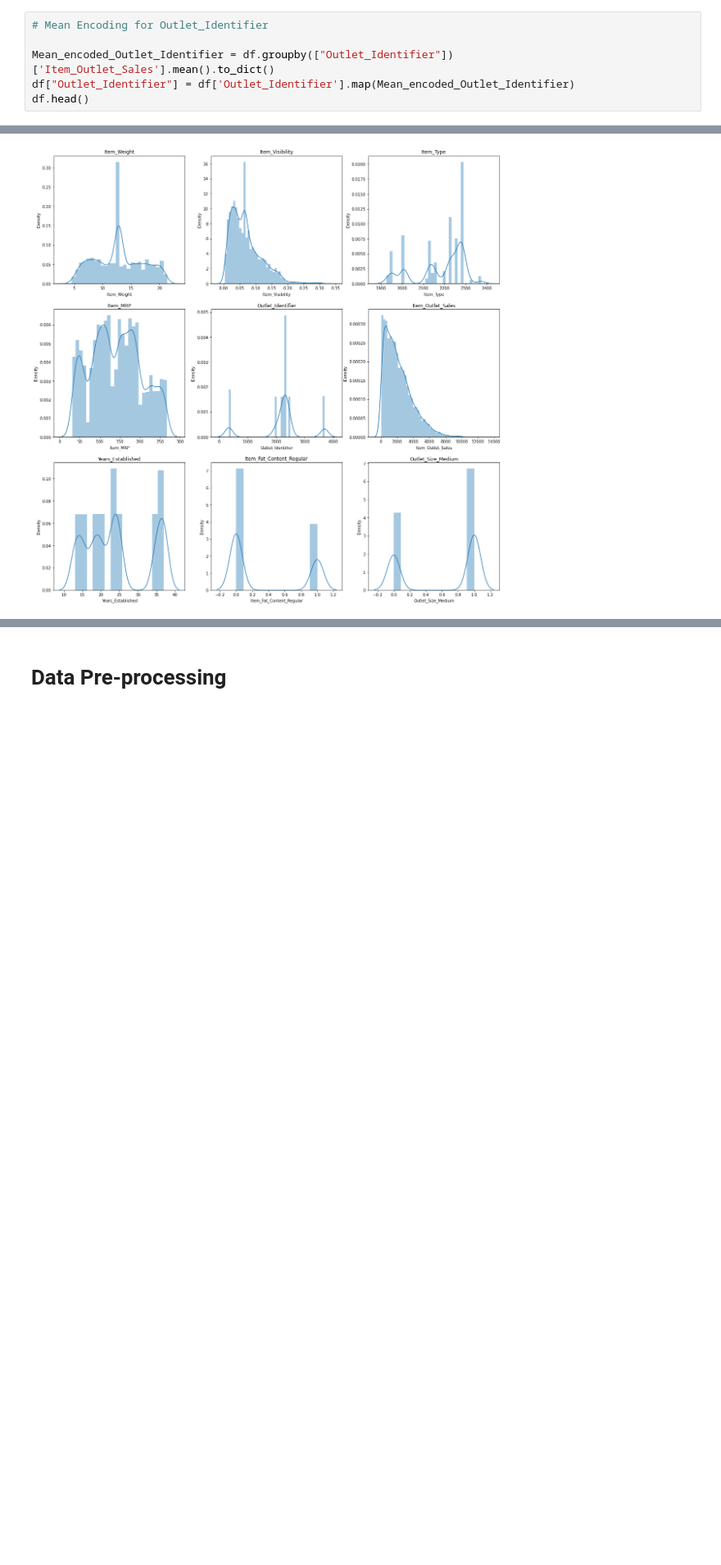
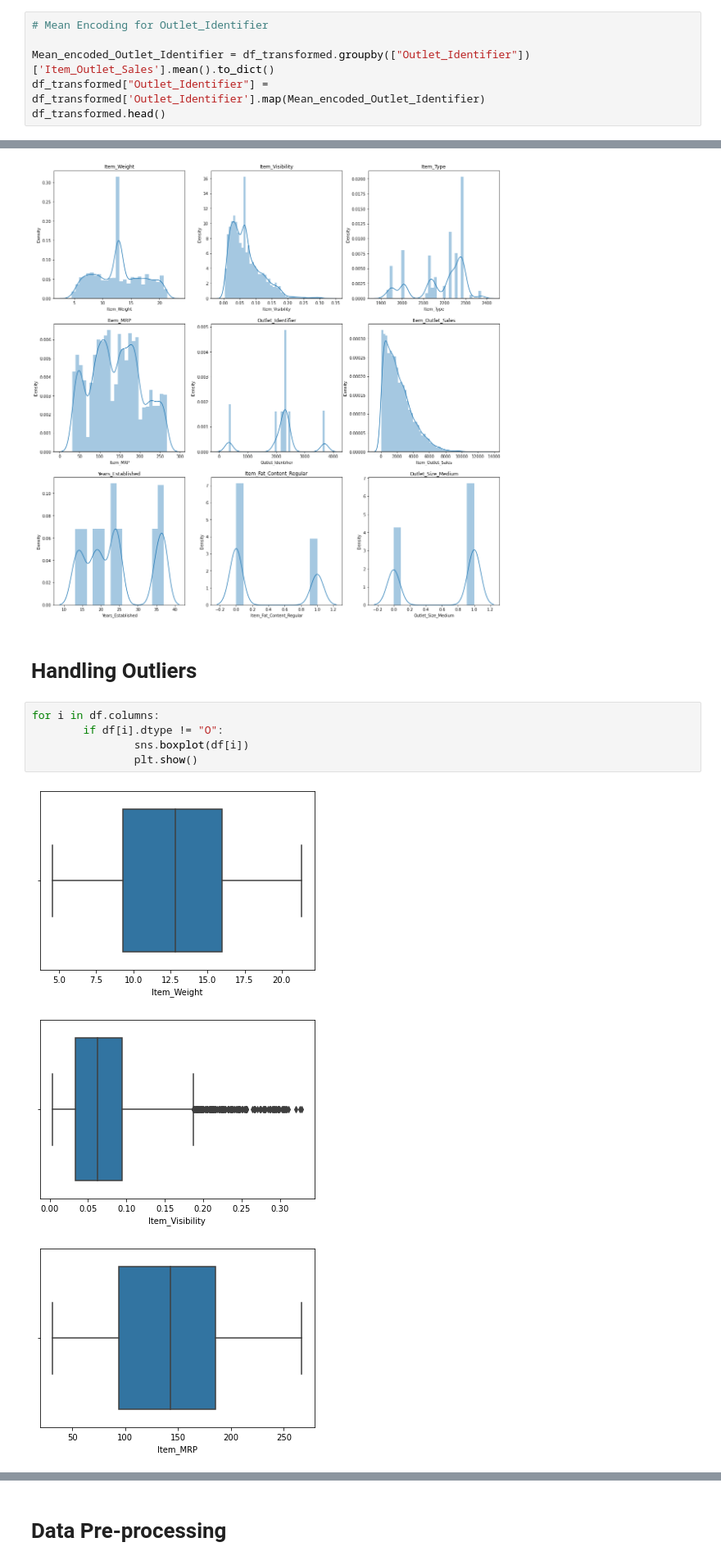
Before and after one commit to Sourav9827/Stores-Sales-Prediction, a Jupyter notebook: notebook/EDA.ipynb, the cells around one changed output, grey strips where cells are left out. Shown at 82% size. Cells and saved outputs as stored; diff of their text form; blank space fills up the shorter version.

```diff
--- a/notebook/EDA.ipynb
+++ b/notebook/EDA.ipynb
@@ -445,9 +453,9 @@ Mean_encoded_Item_Type
 # %%
 # Mean Encoding for Outlet_Identifier
 
-Mean_encoded_Outlet_Identifier = df.groupby(["Outlet_Identifier"])['Item_Outlet_Sales'].mean().to_dict()
-df["Outlet_Identifier"] = df['Outlet_Identifier'].map(Mean_encoded_Outlet_Identifier)
-df.head()
+Mean_encoded_Outlet_Identifier = df_transformed.groupby(["Outlet_Identifier"])['Item_Outlet_Sales'].mean().to_dict()
+df_transformed["Outlet_Identifier"] = df_transformed['Outlet_Identifier'].map(Mean_encoded_Outlet_Identifier)
+df_transformed.head()
 # %% [output]
 |  | Item_Identifier | Item_Weight | Item_Fat_Content | Item_Visibility | Item_Type | Item_MRP | ... |
 | 0 | FDA15 | 9.30 | Low Fat | 0.016047 | 2232.542597 | 249.8092 | ... |
@@ -513,3 +530,14 @@ for ax, col in zip(axes, df_transformed.columns):
     ax.set_title(col)
 # %% [output]
 [figure]
+# %% [markdown]
+# Handling Outliers
+# %%
+for i in df.columns:
+        if df[i].dtype != "O":
+                sns.boxplot(df[i])
+                plt.show()
+# %% [output]
+[figure, added]
+[figure, added]
+[figure, added]
```
Also changed, not shown: parts of 77 cells of this notebook, 12 other files.
